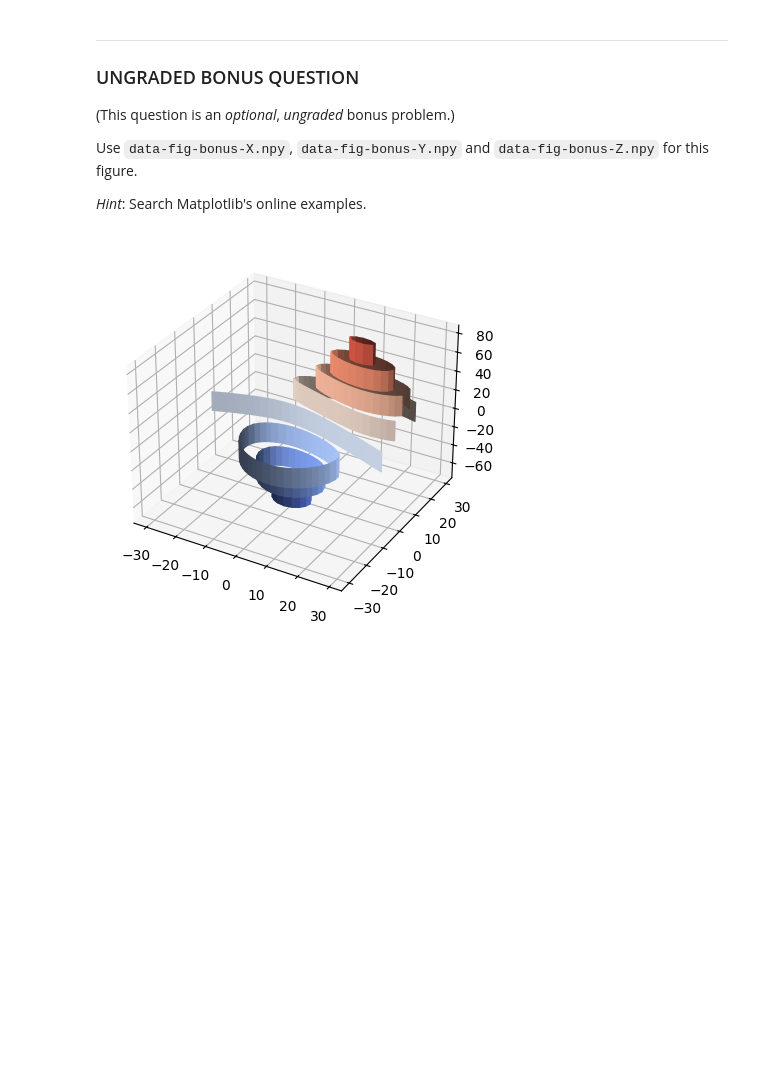
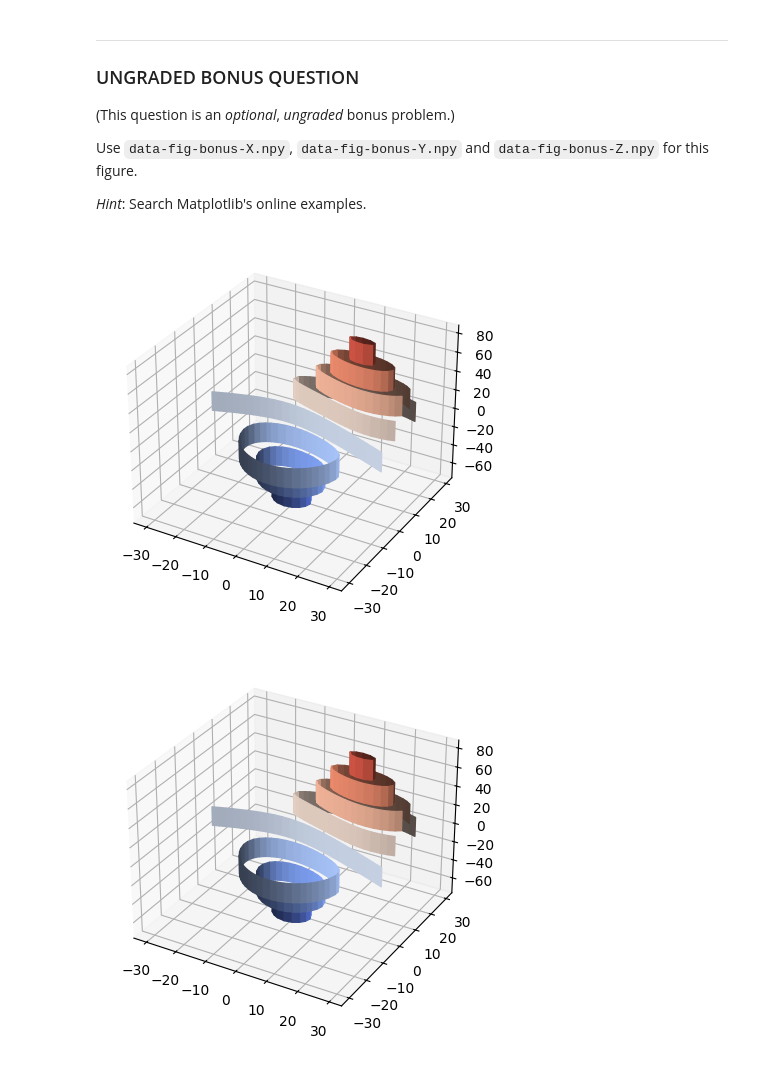
Before and after one commit to 00koya00/Data_Analysis_Practice_II-E2_2025, a Jupyter notebook: Assn-3.ipynb, the cells around one changed output. Saved outputs shown, nothing was run; the diff lists cells and outputs as text; code cells hidden in the pictures; blank space fills up the shorter version.

```diff
--- a/Assn-3 (1).ipynb
+++ b/Assn-3.ipynb
@@ -148,6 +172,24 @@ ___
 Use `data-fig-bonus-X.npy`, `data-fig-bonus-Y.npy` and `data-fig-bonus-Z.npy` for this figure.
 
 *Hint*: Search Matplotlib's online examples.
+# %%
+import matplotlib.pyplot as plt
+
+from matplotlib import cm
+from mpl_toolkits.mplot3d import axes3d
+
+
+ax = plt.figure().add_subplot(projection='3d')
+
+X = np.load('Assn-3-data/data-fig-bonus-X.npy')
+Y = np.load('Assn-3-data/data-fig-bonus-Y.npy')
+Z = np.load('Assn-3-data/data-fig-bonus-Z.npy')
+
+ax.contour(X, Y, Z, extend3d=True, cmap=cm.coolwarm)
+
+plt.show()
+# %% [output]
+[figure, added]
 # %%
 # %% [output]
 [figure]
```
Also changed, not shown: parts of 5 cells of this notebook.
